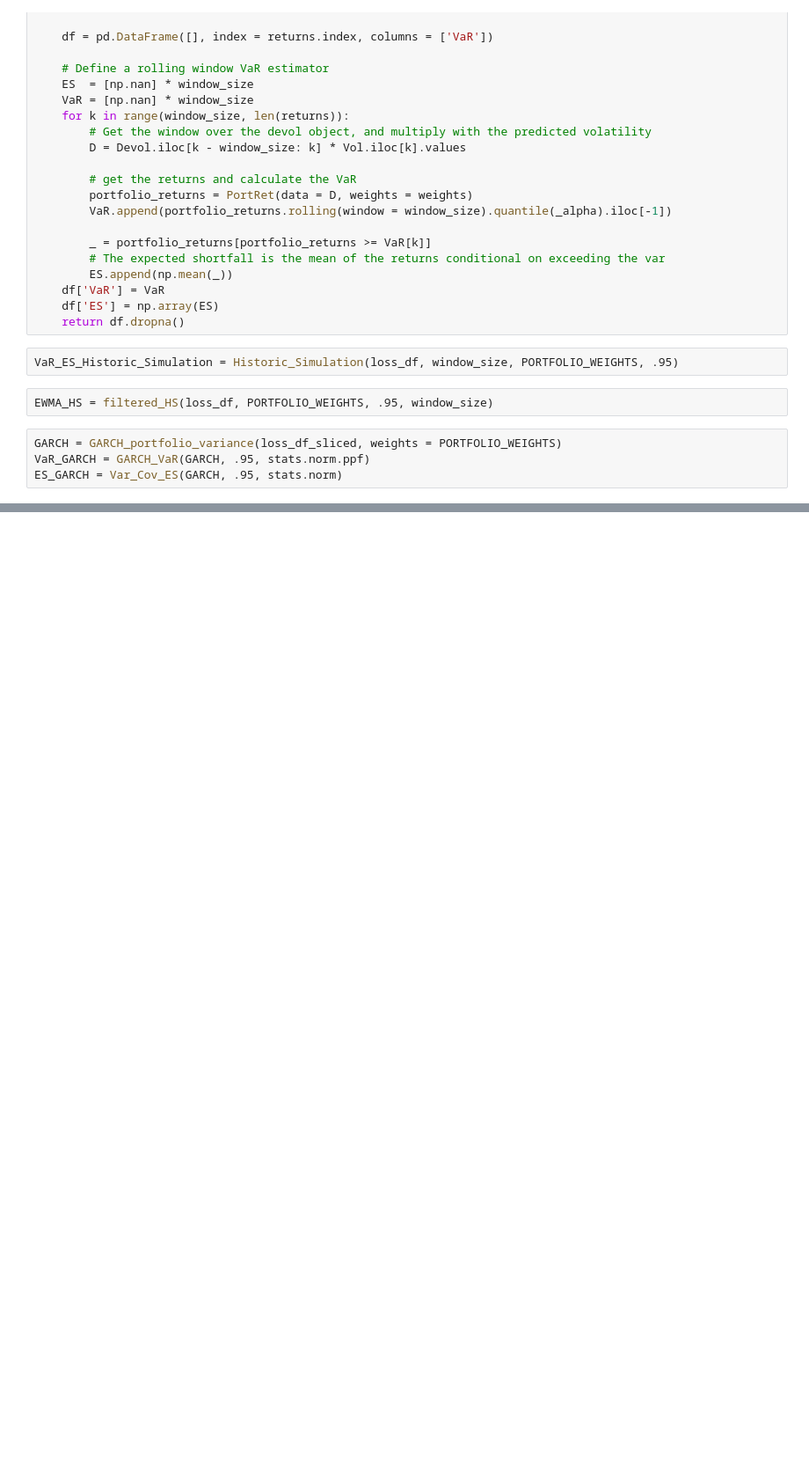
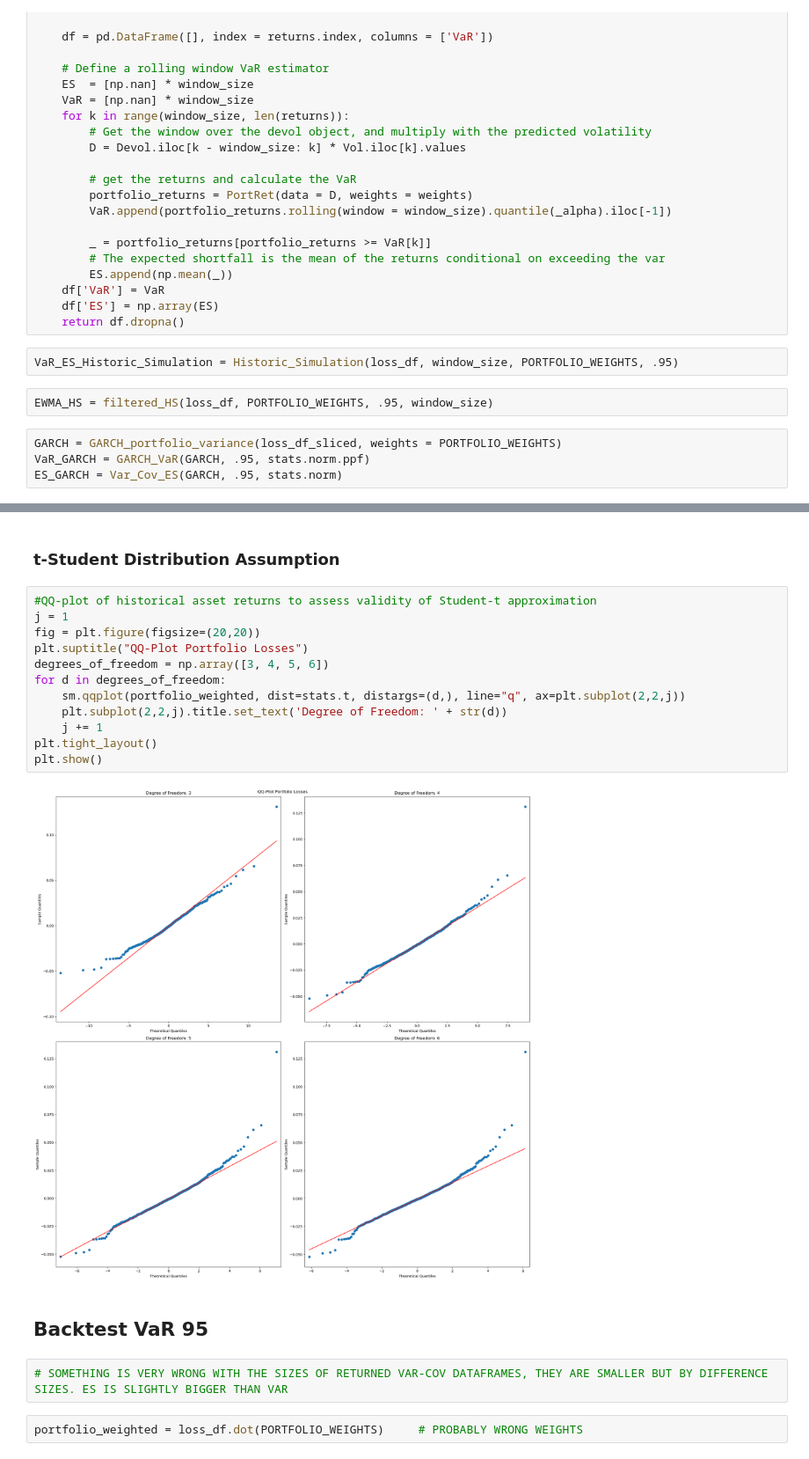
Before and after one commit to DaanZunnenberg/RiskFunctions, a Jupyter notebook: Assignment_1/Updated_version/QFRM_Assignment1.ipynb, the cells around one changed output, grey strips where cells are left out. Shown at 88% size. Cells and saved outputs as stored; diff of their text form; blank space fills up the shorter version.

```diff
--- a/Assignment_1/Updated_version/QFRM_Assignment1.ipynb
+++ b/Assignment_1/Updated_version/QFRM_Assignment1.ipynb
@@ -296,0 +316,22 @@ plt.show()
+# %% [markdown]
+### t-Student Distribution Assumption
+# %%
+#QQ-plot of historical asset returns to assess validity of Student-t approximation
+j = 1
+fig = plt.figure(figsize=(20,20))
+plt.suptitle("QQ-Plot Portfolio Losses")
+degrees_of_freedom = np.array([3, 4, 5, 6])
+for d in degrees_of_freedom:
+    sm.qqplot(portfolio_weighted, dist=stats.t, distargs=(d,), line="q", ax=plt.subplot(2,2,j))
+    plt.subplot(2,2,j).title.set_text('Degree of Freedom: ' + str(d))
+    j += 1
+plt.tight_layout()
+plt.show()
+# %% [output]
+[figure, added]
+# %% [markdown]
+## Backtest VaR 95
+# %%
+# SOMETHING IS VERY WRONG WITH THE SIZES OF RETURNED VAR-COV DATAFRAMES, THEY ARE SMALLER BUT BY DIFFERENCE SIZES. ES IS SLIGHTLY BIGGER THAN VAR
+# %%
+portfolio_weighted = loss_df.dot(PORTFOLIO_WEIGHTS)     # PROBABLY WRONG WEIGHTS
```
Also changed, not shown: parts of 20 cells of this notebook.
